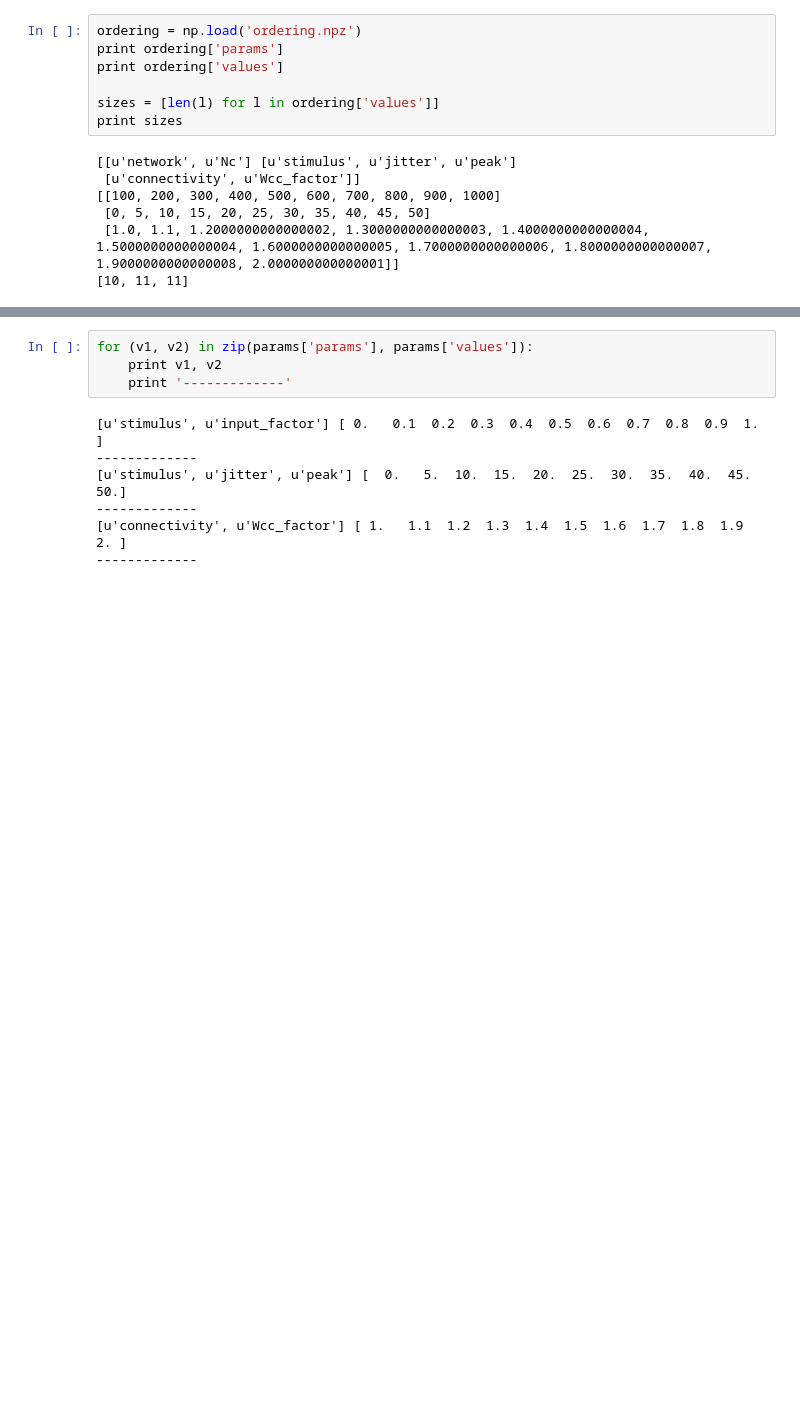
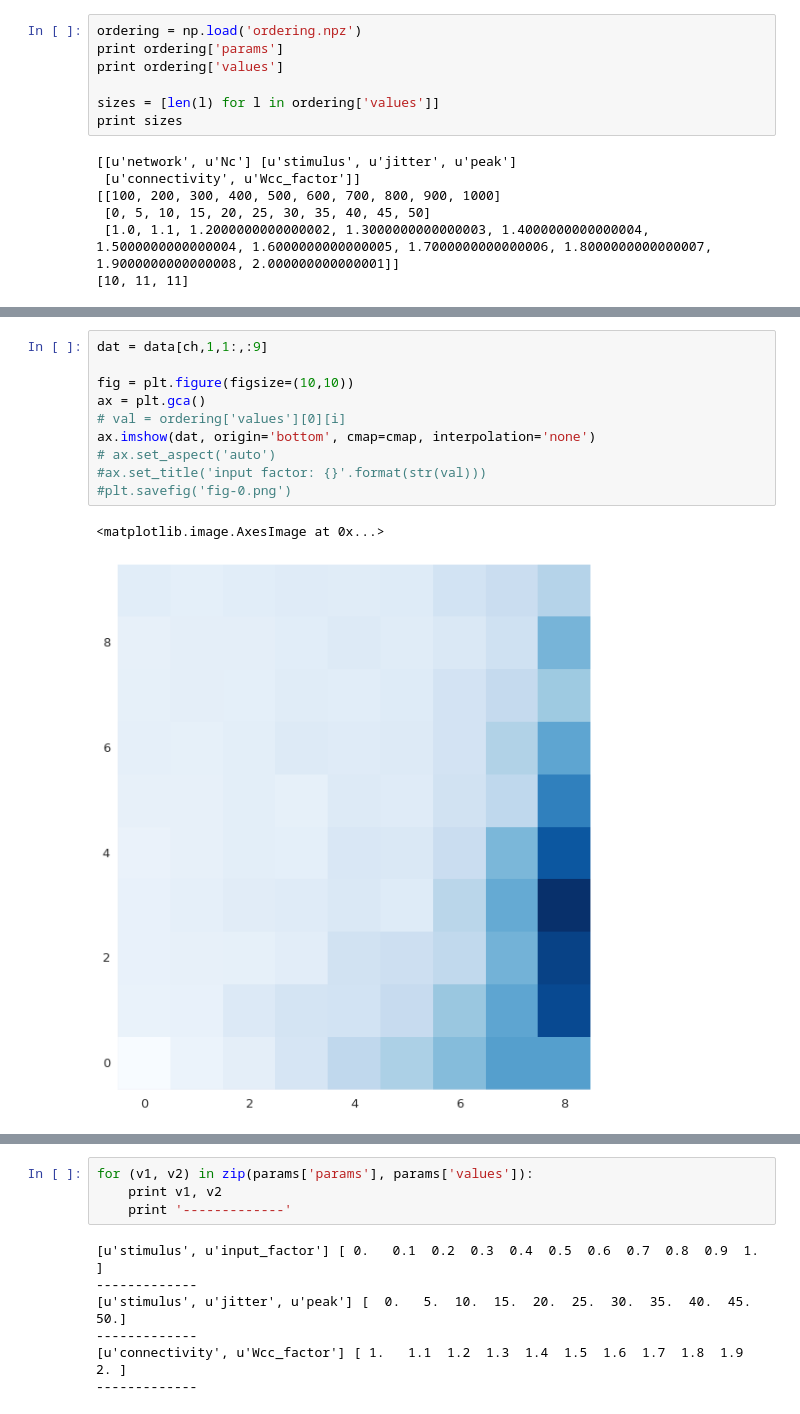
Before and after one commit to jwittenbach/ablation-sim, a Jupyter notebook: results/6-sweep/analysis.ipynb, the cells around one changed output, grey strips where cells are left out. Drawn from its saved outputs; the diff is of its cells as text; blank space fills up the shorter version.

```diff
--- a/results/6-sweep/analysis.ipynb
+++ b/results/6-sweep/analysis.ipynb
@@ -70 +111,14 @@ plt.savefig('uniform-color.eps')
+# %%
+dat = data[ch,1,1:,:9]
+
+fig = plt.figure(figsize=(10,10))
+ax = plt.gca()
+# val = ordering['values'][0][i]
+ax.imshow(dat, origin='bottom', cmap=cmap, interpolation='none')
+# ax.set_aspect('auto')
+#ax.set_title('input factor: {}'.format(str(val)))
+#plt.savefig('fig-0.png')
+# %% [output]
+<matplotlib.image.AxesImage at 0x...>
+[figure, added]
 # %%
```
Also changed, not shown: parts of 24 cells of this notebook, 1 other file.
